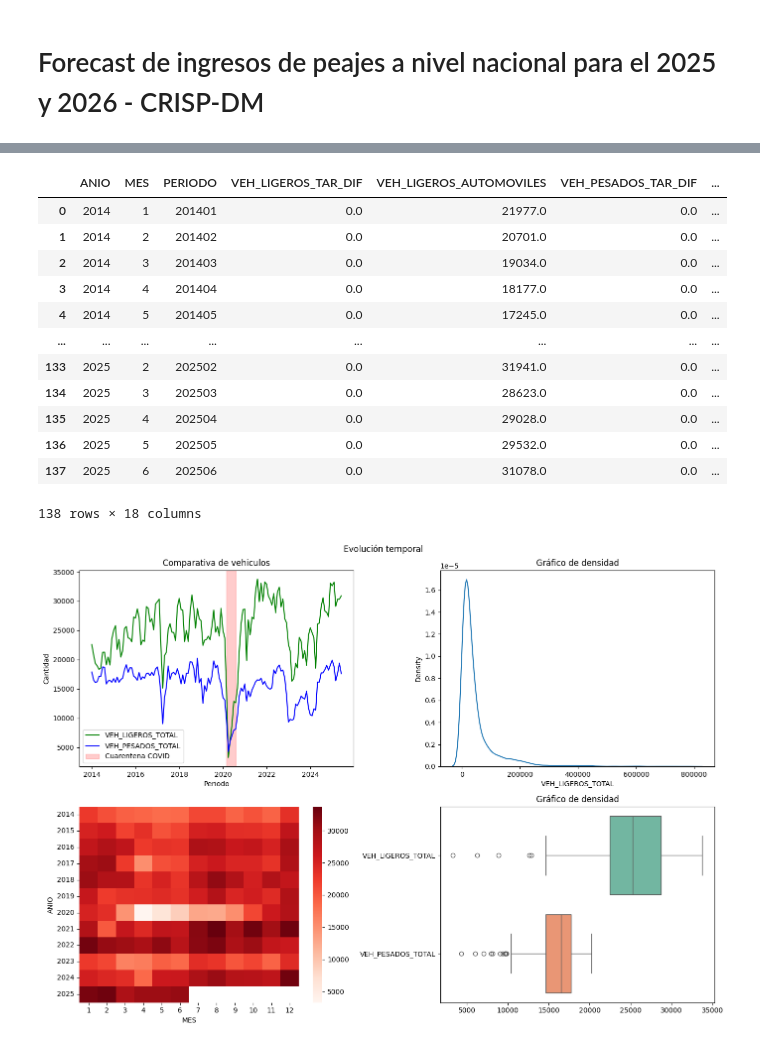
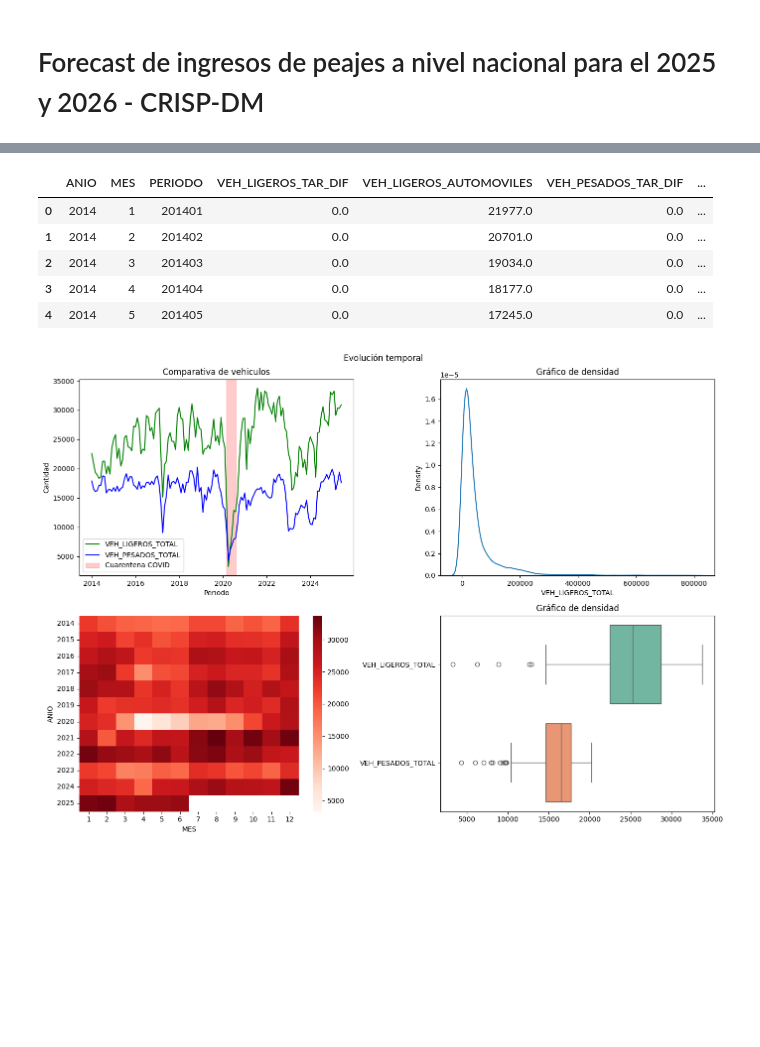
Before and after one commit to jchiroques/MIA_G01_ML_TF_PEAJES, a Jupyter notebook: Notebooks/01_Exploracion.ipynb, the cells around one changed output, grey strips where cells are left out. Cells and saved outputs as stored; diff of their text form; code cells hidden in the pictures; blank space fills up the shorter version.

```diff
--- a/Notebooks/01_Exploracion.ipynb
+++ b/Notebooks/01_Exploracion.ipynb
@@ -75,0 +106,9 @@ memory usage: 1.9+ MB
+# %%
+# Creamos las llaves
+data_base['llave'] = data_base['ANIO'].astype(str) + data_base['MES'].astype(str)
+data_pbi['llave'] = data_pbi['Anio_str'].astype(str) + data_pbi['Mes_str'].astype(str)
+data_feriados['llave'] = data_feriados['Anio'].astype(str) + data_feriados['Mes'].astype(str)
+# %%
+# juntamos la información
+data_merge_01 = data_base.merge(data_pbi, on='llave', how='left')
+data_total = data_merge_01.merge(data_feriados, on='llave', how='left')
@@ -75,0 +124,3 @@ memory usage: 1.9+ MB
+# %%
+# Eliminamos columnas no significativas o innecesarias del merge
+data_total_f = data_total.drop(columns=['Mes_str', 'Anio_str', 'Mes_y', 'ID', 'Mes_x', 'Anio', 'NOMBRE_PEAJE'])
@@ -107,6 +179,7 @@ PERIODO                    0.000000
 dtype: float64
 # %%
 # Separamos variables numéricas de categóricas.
+data_row = data_total_f.copy()
 
 col_df_num = data_row.select_dtypes(include=['number', 'float64', 'int64']).columns
 col_df_cat = data_row.select_dtypes(include=['object', 'category']).columns
@@ -179,25 +254,20 @@ Index(['ID', 'ADMINIST', 'CODIGO_PEAJE', 'DEPARTAMENTO', 'NOMBRE_PEAJE',
       dtype='object')
 # %%
-data_grp = data_row[['VEH_LIGEROS_TAR_DIF', 'VEH_LIGEROS_AUTOMOVILES', 'VEH_PESADOS_TAR_DIF',
-       'VEH_PESADOS__2E', 'VEH_PESADOS_3E', 'VEH_PESADOS_4E', 'VEH_PESADOS_5E',
-       'VEH_PESADOS_6E', 'VEH_PESADOS_7E', 'VEH_LIGEROS_TOTAL',
-       'VEH_LIGEROS_IMD', 'VEH_PESADOS_TOTAL', 'VEH_PESADOS_IMD', 'VEH_TOTAL',
-       'VEH_IMD', 'ANIO', 'MES', 'PERIODO']].groupby(by = ['ANIO', 'MES', 'PERIODO'], as_index=False ).median()
-data_grp
+data_grp = data_row[['VEH_LIGEROS_TAR_DIF',
+       'VEH_LIGEROS_AUTOMOVILES', 'VEH_PESADOS_TAR_DIF', 'VEH_PESADOS__2E',
+       'VEH_PESADOS_3E', 'VEH_PESADOS_4E', 'VEH_PESADOS_5E', 'VEH_PESADOS_6E',
+       'VEH_PESADOS_7E', 'VEH_LIGEROS_TOTAL', 'VEH_LIGEROS_IMD',
+       'VEH_PESADOS_TOTAL', 'VEH_PESADOS_IMD', 'VEH_TOTAL', 'VEH_IMD', 'ANIO',
+       'MES', 'PERIODO', 'PBI', 'Feriados',
+       'No_Laborables_Fuera_de_Feriado', 'Fines_de_Semana']].groupby(by = ['ANIO', 'MES', 'PERIODO'], as_index=False ).median()
+data_grp.head()
 # %% [output]
 |  | ANIO | MES | PERIODO | VEH_LIGEROS_TAR_DIF | VEH_LIGEROS_AUTOMOVILES | VEH_PESADOS_TAR_DIF | ... |
 | 0 | 2014 | 1 | 201401 | 0.0 | 21977.0 | 0.0 | ... |
 | 1 | 2014 | 2 | 201402 | 0.0 | 20701.0 | 0.0 | ... |
 | 2 | 2014 | 3 | 201403 | 0.0 | 19034.0 | 0.0 | ... |
 | 3 | 2014 | 4 | 201404 | 0.0 | 18177.0 | 0.0 | ... |
 | 4 | 2014 | 5 | 201405 | 0.0 | 17245.0 | 0.0 | ... |
-| ... | ... | ... | ... | ... | ... | ... | ... |
-| 133 | 2025 | 2 | 202502 | 0.0 | 31941.0 | 0.0 | ... |
-| 134 | 2025 | 3 | 202503 | 0.0 | 28623.0 | 0.0 | ... |
-| 135 | 2025 | 4 | 202504 | 0.0 | 29028.0 | 0.0 | ... |
-| 136 | 2025 | 5 | 202505 | 0.0 | 29532.0 | 0.0 | ... |
-| 137 | 2025 | 6 | 202506 | 0.0 | 31078.0 | 0.0 | ... |
-138 rows × 18 columns
 # %%
 import warnings
 import matplotlib.pyplot as plt
```
Also changed, not shown: parts of 17 cells of this notebook, 4 other files.
